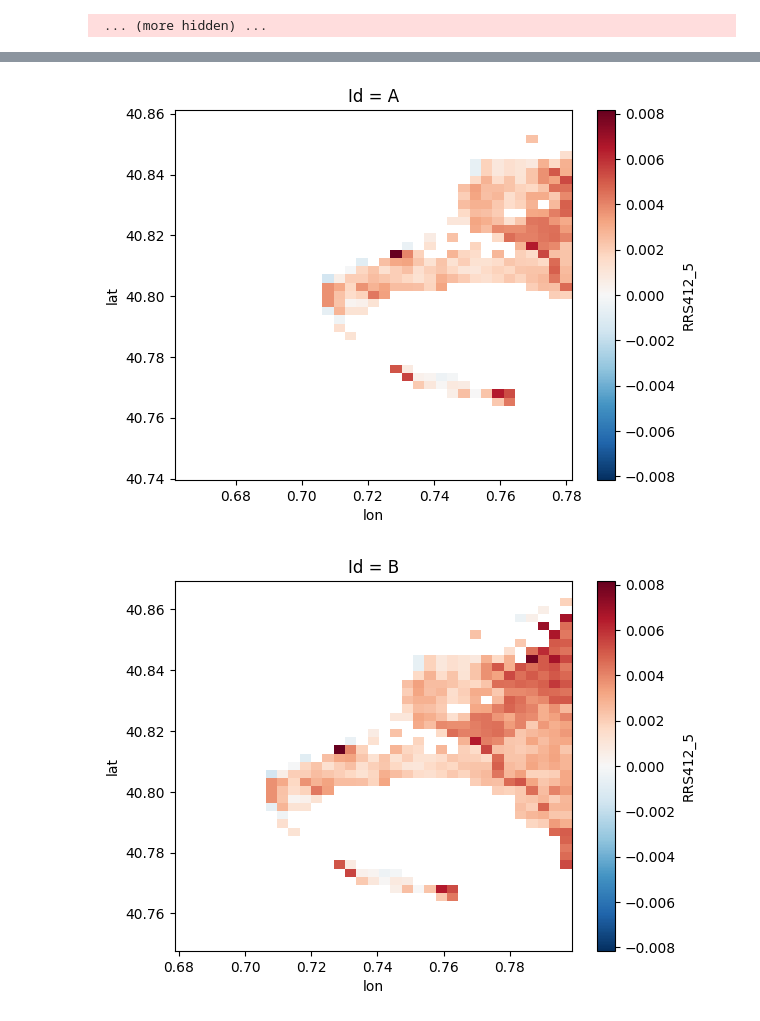
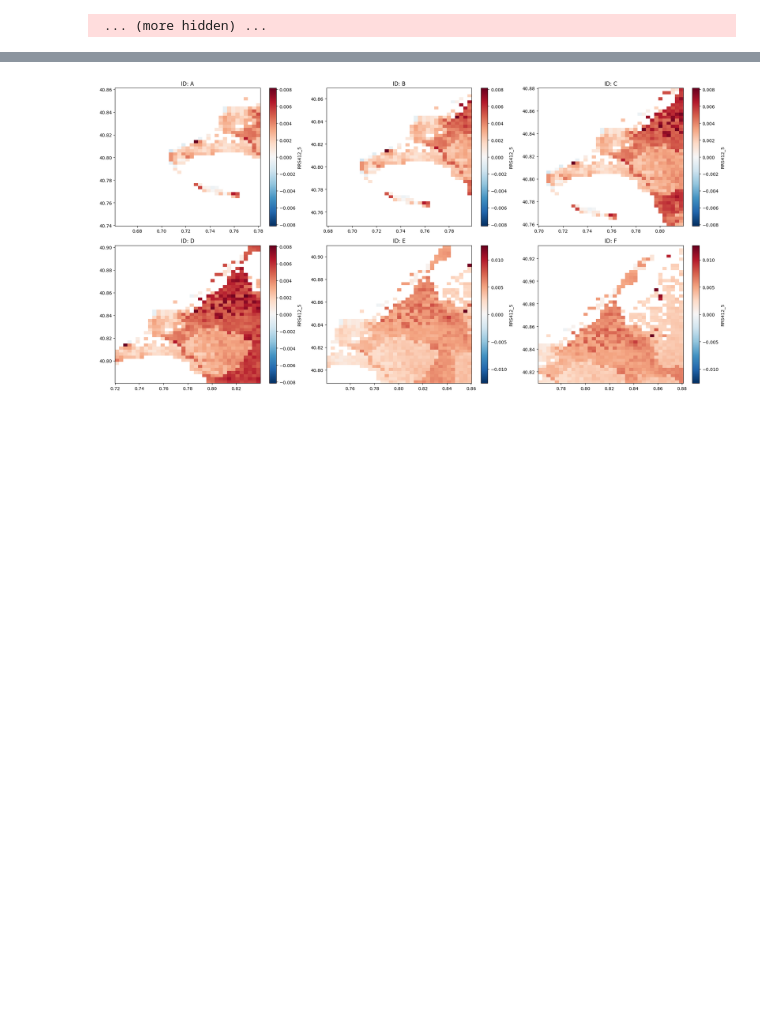
Before and after one commit to Kissyfur/pigment-retrieval-from-olci, a Jupyter notebook: notebooks/data/rosa_marga_matchups/matchups.ipynb, the cells around one changed output, grey strips where cells are left out. Drawn from its saved outputs; the diff is of its cells as text; code cells hidden in the pictures; blank space fills up the shorter version.

Commit message:
updated image

```diff
--- a/notebooks/data/rosa_marga_matchups/matchups.ipynb
+++ b/notebooks/data/rosa_marga_matchups/matchups.ipynb
@@ -135,10 +135,25 @@ Data variables: (12/20)
     RRS865        (Id, lat, lon) float32 nan nan nan nan nan ... nan nan nan nan
     SENSORMASK    (Id, lat, lon) float64 0.0 0.0 0.0 0.0 0.0 ... 0.0 0.0 0.0 0.0
 # %%
-for id_ in ['A', 'B', 'C', 'D', 'E', 'F']:
-    ds_final.sel(Id=id_)['RRS412_5'].plot()
-    plt.savefig(f'wv_412_{id_}.png')
-    plt.show()
+
+# Create a 2x3 grid of subplots without shared axes
+fig, axes = plt.subplots(2, 3, figsize=(20, 10))
+axes = axes.flatten()  # Flatten in case it's a 2D array
+
+# Loop through each ID and plot on the corresponding subplot
+for idx, id_ in enumerate(['A', 'B', 'C', 'D', 'E', 'F']):
+    ax = axes[idx]
+    ds_final.sel(Id=id_)['RRS412_5'].plot(ax=ax)
+    ax.set_title(f'ID: {id_}')
+    ax.set_xlabel('')  # Remove if you want x-axis label
+    ax.set_ylabel('')  # Remove if you want y-axis label
+
+# Hide any unused subplots (if fewer than 6)
+for ax in axes[len(['A', 'B', 'C', 'D', 'E', 'F']):]:
+    ax.set_visible(False)
+
+plt.tight_layout()
+plt.savefig('wv_412.png')
+plt.show()
 # %% [output]
-[figure, old version]
+[figure, new version]
-[figure, removed]
```
Also changed, not shown: parts of 1 cell of this notebook, 7 other files.
